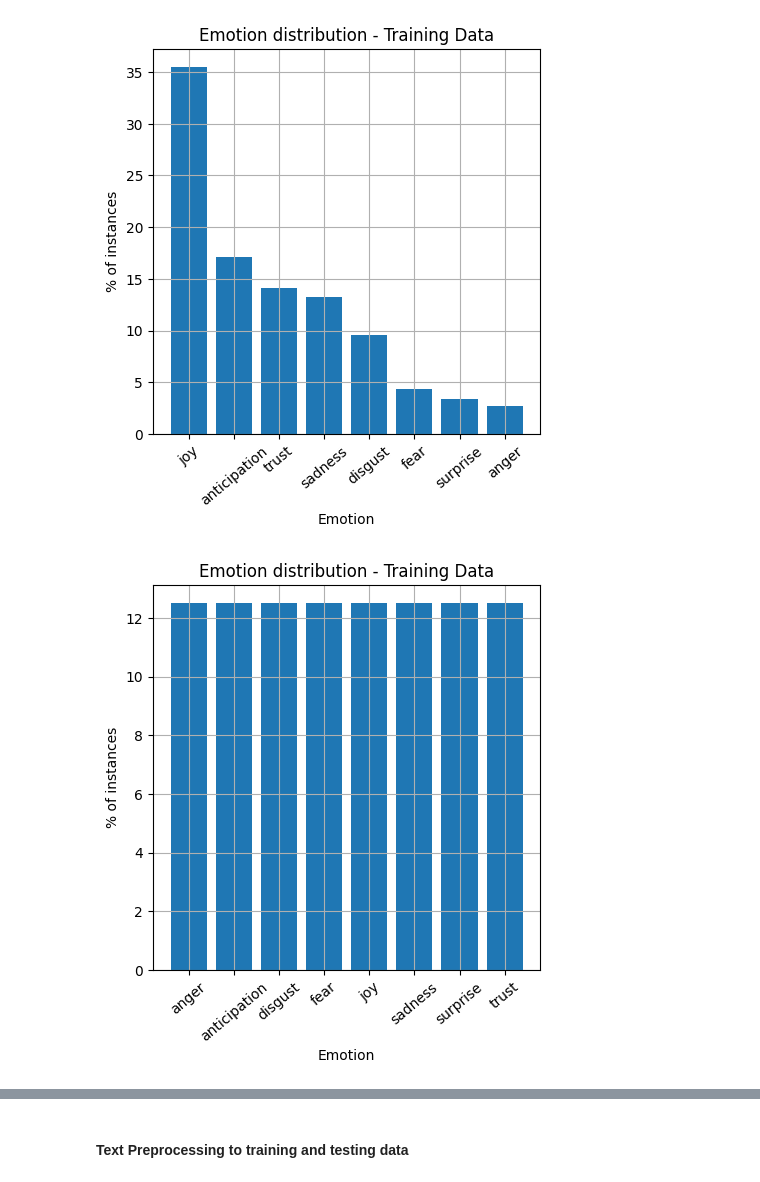
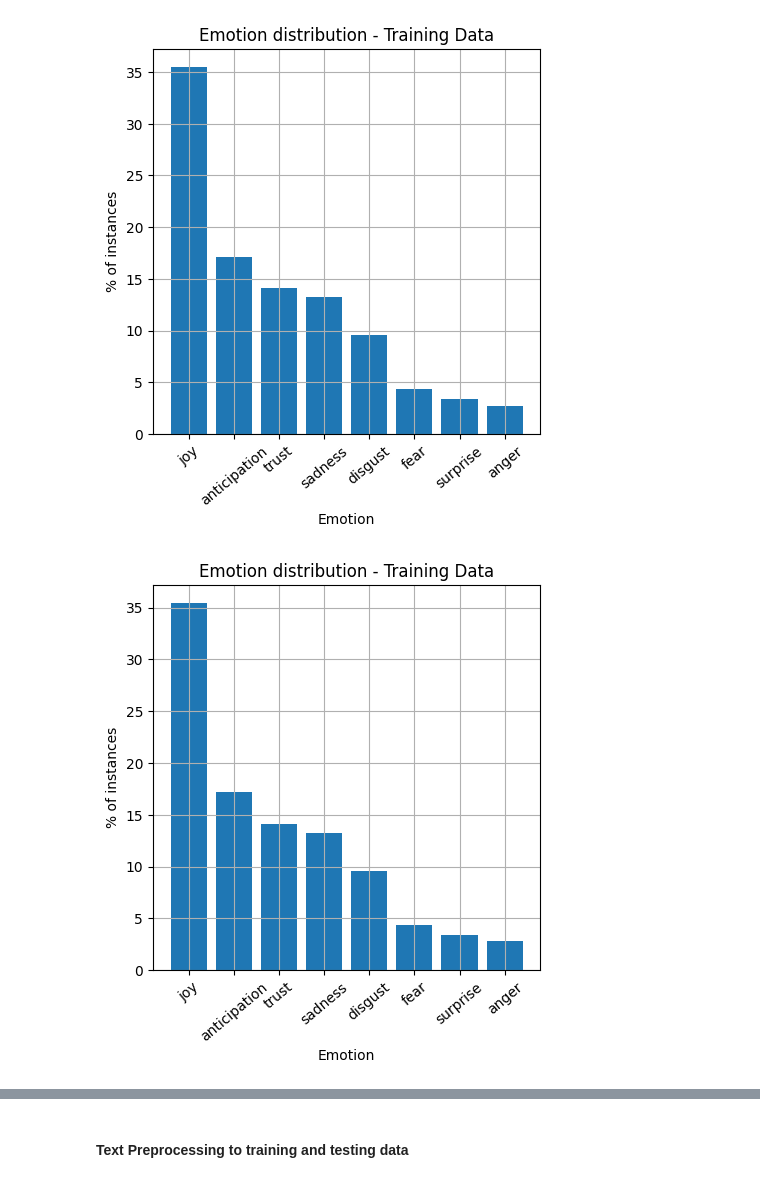
Before and after one commit to BORYA-dev/DM2024-Lab2-Homework, a Jupyter notebook: DM2024-Lab2-Homework.ipynb, the cells around one changed output, grey strips where cells are left out. Drawn from its saved outputs; the diff is of its cells as text; code cells hidden in the pictures.

```diff
--- a/DM2024-Lab2-Homework.ipynb
+++ b/DM2024-Lab2-Homework.ipynb
@@ -210,8 +211,10 @@ plt.grid(True)
 # %% [output]
 [figure]
 # %%
-x_train = training_data.drop(columns = ["emotion", "identification"])
-y_train = training_data.emotion
-x_test = testing_data.drop(columns = ["emotion", "identification"])
+train_data_sample = training_data.sample(frac=0.3, random_state=42)
+train_data_sample = train_data_sample.reset_index(drop=True)
+x_train = train_data_sample.drop(columns = ["emotion", "identification"])
+y_train = train_data_sample.emotion
+# x_test = testing_data.drop(columns = ["emotion", "identification"])
 # %%
 # Undersampling to training data
@@ -221,2 +226,7 @@ X_resampled, y_resampled = rus.fit_resample(x_train, y_train)
+# %%
+# Strafied sampling
+x_train, x_test, y_train, y_test = train_test_split(
+    x_train, y_train, test_size=0.2, random_state=42, stratify=y_train
+)
 # %%
 del training_data
@@ -225,18 +236,18 @@ del y_train
 # %%
-y_resampled.reset_index(drop=True, inplace = True)
-X_resampled.reset_index(drop=True, inplace = True)
+x_train.reset_index(drop=True, inplace = True)
+y_train.reset_index(drop=True, inplace = True)
 # %%
 plt.figure( figsize = [5,5] )
 
-temp_value = y_resampled.value_counts().values
-plt.bar(y_resampled.value_counts().index, temp_value*100/(temp_value.sum()))
+temp_value = y_train.value_counts().values
+plt.bar(y_train.value_counts().index, temp_value*100/(temp_value.sum()))
 
 #arrange
 plt.ylabel('% of instances')
 plt.xlabel('Emotion')
 plt.xticks(rotation = 40)
 plt.title('Emotion distribution - Training Data')
 plt.grid(True)
 # %% [output]
-[figure, old version]
+[figure, new version]
 # %%
```
Also changed, not shown: parts of 54 cells of this notebook.
